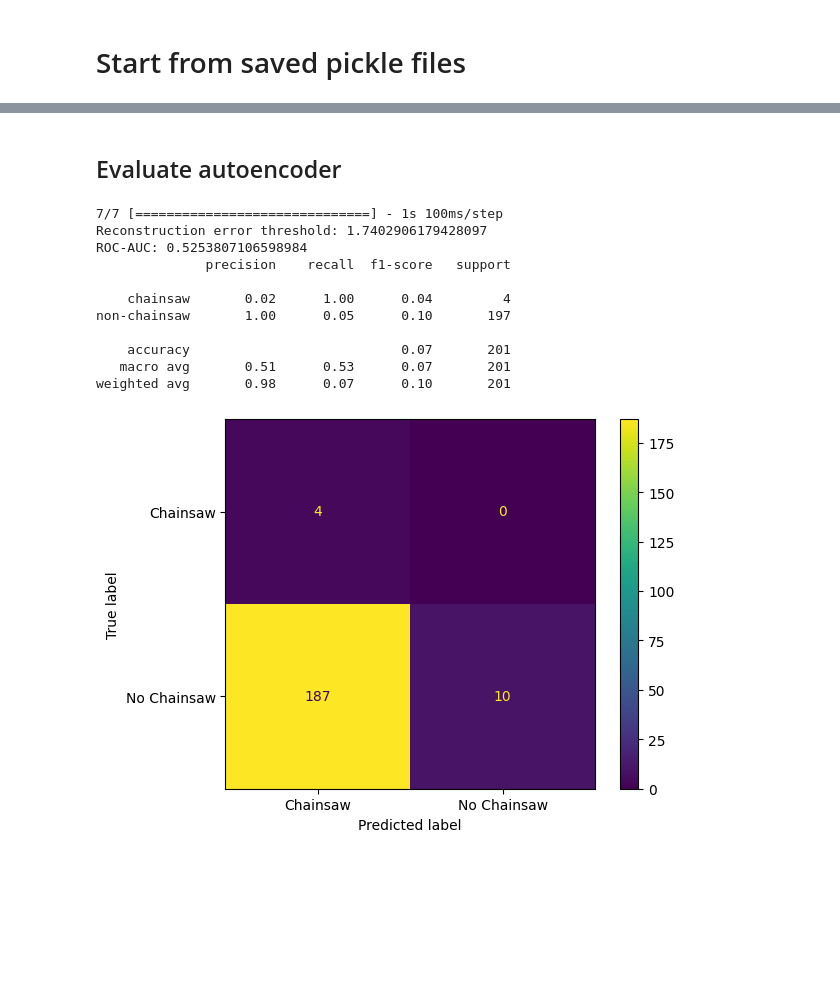
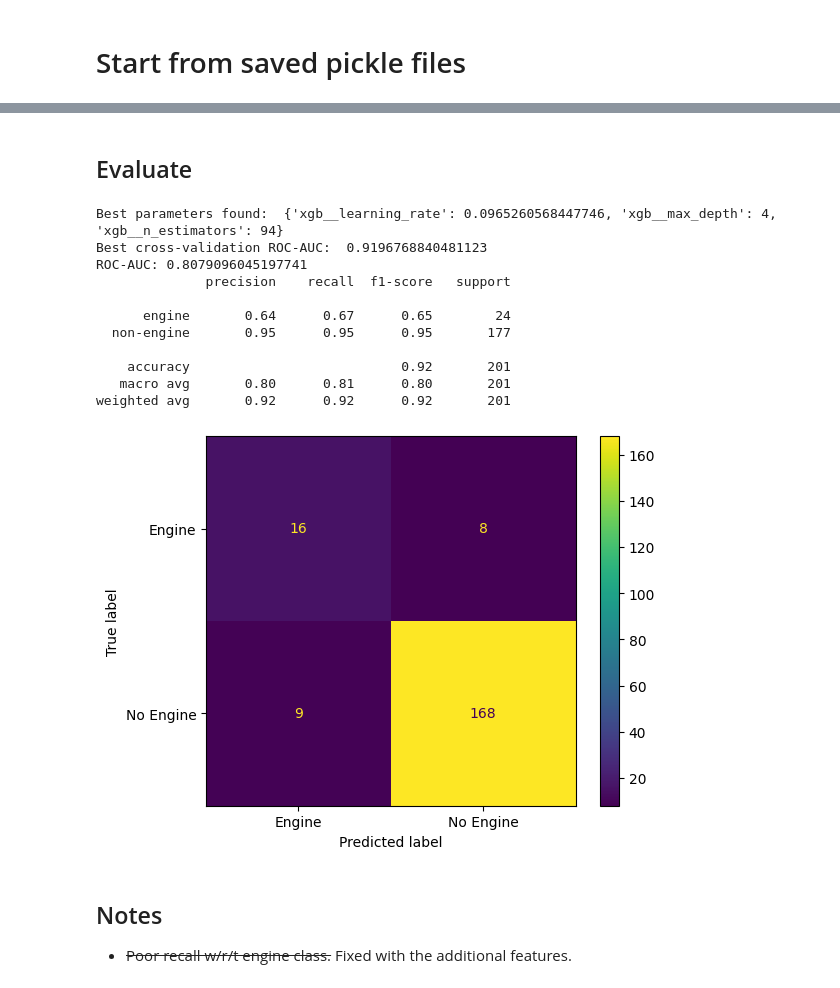
Before and after one commit to brayvid/engine-detection, a Jupyter notebook: p4_project_chainsaw_detection.ipynb, the cells around one changed output, grey strips where cells are left out. Cells and saved outputs as stored; diff of their text form; code cells hidden in the pictures; blank space fills up the shorter version.

Commit message:
Add MFCC, mean power and entropy features

```diff
--- a/p4_project_chainsaw_detection.ipynb
+++ b/p4_project_chainsaw_detection.ipynb
@@ -287,41 +286,36 @@ Epoch 50/50
 # %% [markdown]
-## Evaluate autoencoder
+## Evaluate
-# %%
-import pandas as pd
-import matplotlib.pyplot as plt
-from sklearn.metrics import roc_auc_score, classification_report, ConfusionMatrixDisplay
-
-# Predict and calculate the reconstruction error
-reconstructions = model.predict(X_test_normalized)
-reconstruction_errors = np.mean(np.power(np.squeeze(X_test_normalized) - np.squeeze(reconstructions), 2), axis=(1, 2))
-
-# Determine the threshold for detecting outliers (chainsaws)
-threshold = np.percentile(reconstruction_errors[y_test == 1], 95)  # 95th percentile from non-chainsaw errors
-print(f"Reconstruction error threshold: {threshold}")
-
-# Classify as chainsaw (0) if reconstruction error exceeds threshold
-predictions = (reconstruction_errors > threshold).astype(int)
-
-# Display ROC-AUC
-roc_auc = roc_auc_score(y_test, predictions)
-print(f"ROC-AUC: {roc_auc}")
-
-# Classification report
-print(classification_report(y_test, predictions, target_names=['chainsaw', 'non-chainsaw']))
-
-# Plot confusion matrix
-ConfusionMatrixDisplay.from_predictions(y_test, predictions, display_labels=['Chainsaw', 'No Chainsaw'])
-plt.show()
-# %% [output]
-7/7 [==============================] - 1s 100ms/step
-Reconstruction error threshold: 1.7402906179428097
-ROC-AUC: 0.5253807106598984
-              precision    recall  f1-score   support
-
-    chainsaw       0.02      1.00      0.04         4
-non-chainsaw       1.00      0.05      0.10       197
-
-    accuracy                           0.07       201
-   macro avg       0.51      0.53      0.07       201
-weighted avg       0.98      0.07      0.10       201
-[figure, removed]
+# %%
+# Print the best parameters and best score
+print("Best parameters found: ", random_search.best_params_)
+print("Best cross-validation ROC-AUC: ", random_search.best_score_)
+
+# Evaluate the model on the test set
+xgb_predictions = random_search.predict(X_test)
+
+# Display ROC-AUC
+roc_auc = roc_auc_score(y_test, xgb_predictions)
+print(f"ROC-AUC: {roc_auc}")
+
+# Classification report
+print(classification_report(y_test, xgb_predictions, target_names=['engine', 'non-engine']))
+
+# Plot confusion matrix
+ConfusionMatrixDisplay.from_predictions(y_test, xgb_predictions, display_labels=['Engine', 'No Engine'])
+plt.show()
+# %% [output]
+Best parameters found:  {'xgb__learning_rate': 0.0965260568447746, 'xgb__max_depth': 4, 'xgb__n_estimators': 94}
+Best cross-validation ROC-AUC:  0.9196768840481123
+ROC-AUC: 0.8079096045197741
+              precision    recall  f1-score   support
+
+      engine       0.64      0.67      0.65        24
+  non-engine       0.95      0.95      0.95       177
+
+    accuracy                           0.92       201
+   macro avg       0.80      0.81      0.80       201
+weighted avg       0.92      0.92      0.92       201
+[figure, added]
+# %% [markdown]
+## Notes
+- <s>Poor recall w/r/t engine class.</s> Fixed with the additional features.
```
Also changed, not shown: parts of 15 cells of this notebook.
